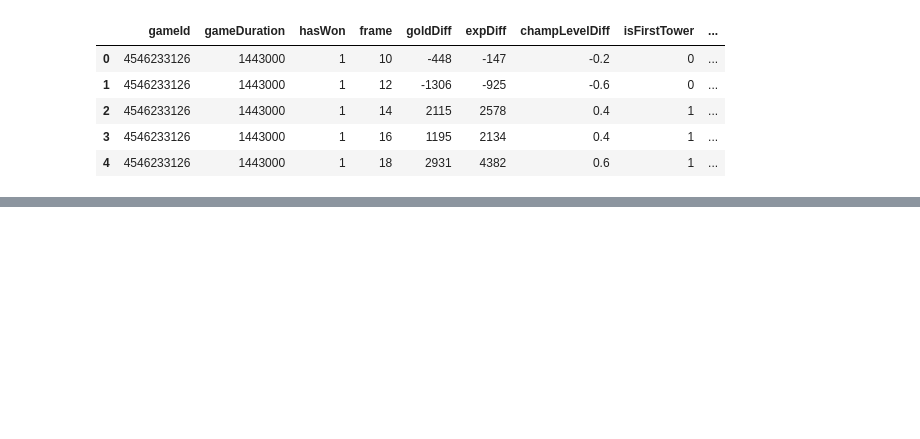
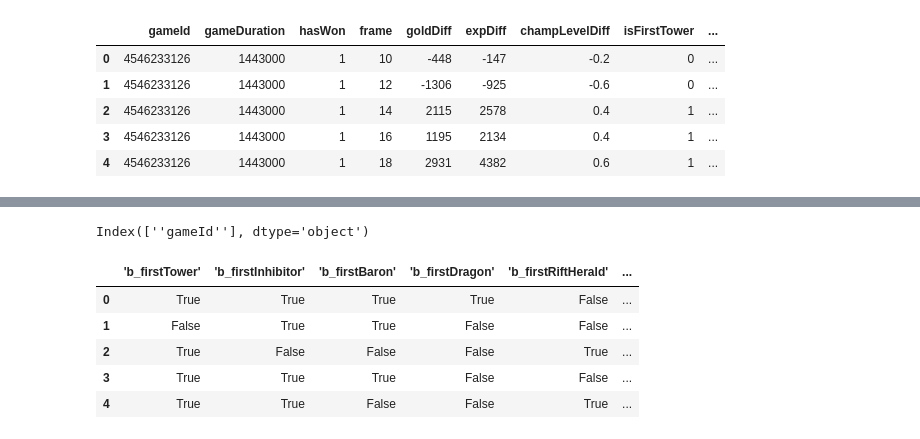
Before and after one commit to Olivert75/personal_project, a Jupyter notebook: exploratory_notebook.ipynb, the cells around one changed output, grey strips where cells are left out. Cells and saved outputs as stored; diff of their text form; code cells hidden in the pictures; blank space fills up the shorter version.

```diff
--- a/exploratory_notebook.ipynb
+++ b/exploratory_notebook.ipynb
@@ -122,0 +64,17 @@ df3.head()
+# %%
+df4 = df4.drop(columns = df4.columns[23:])
+# %%
+df4.columns[:1]
+# %% [output]
+Index([''gameId''], dtype='object')
+# %%
+df4 = df4.drop(columns = df4.columns[:2])
+# %%
+df4.head()
+# %% [output]
+|  | 'b_firstTower' | 'b_firstInhibitor' | 'b_firstBaron' | 'b_firstDragon' | 'b_firstRiftHerald' | ... |
+| 0 | True | True | True | True | False | ... |
+| 1 | False | True | True | False | False | ... |
+| 2 | True | False | False | False | True | ... |
+| 3 | True | True | True | False | False | ... |
+| 4 | True | True | False | False | True | ... |
```
Also changed, not shown: parts of 26 cells of this notebook.
